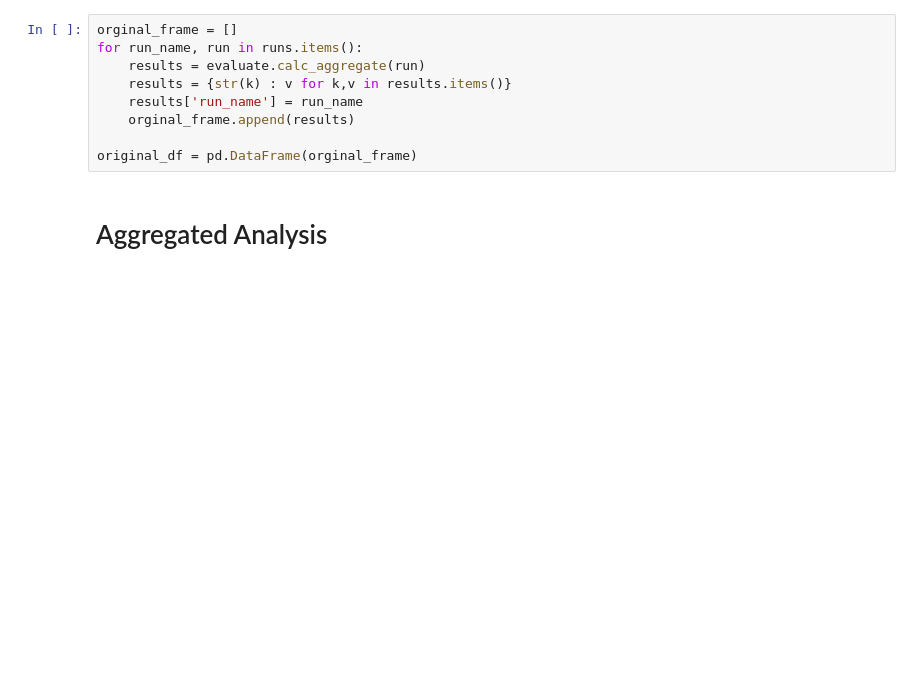
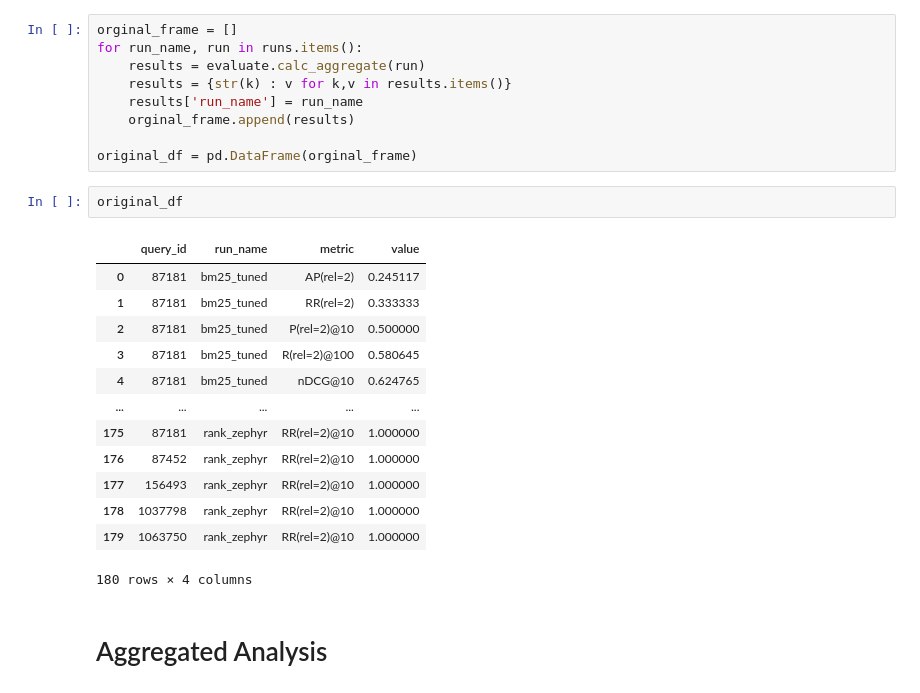
Before and after one commit to Parry-Parry/sigir25-annotation, a Jupyter notebook: analysis/annotator.ipynb, the cells around one changed output. Drawn from its saved outputs; the diff is of its cells as text; blank space fills up the shorter version.

```diff
--- a/analysis/annotator.ipynb
+++ b/analysis/annotator.ipynb
@@ -459,6 +459,22 @@ for run_name, run in runs.items():
     orginal_frame.append(results)
 
 original_df = pd.DataFrame(orginal_frame)
+# %%
+original_df
+# %% [output]
+|  | query_id | run_name | metric | value |
+| 0 | 87181 | bm25_tuned | AP(rel=2) | 0.245117 |
+| 1 | 87181 | bm25_tuned | RR(rel=2) | 0.333333 |
+| 2 | 87181 | bm25_tuned | P(rel=2)@10 | 0.500000 |
+| 3 | 87181 | bm25_tuned | R(rel=2)@100 | 0.580645 |
+| 4 | 87181 | bm25_tuned | nDCG@10 | 0.624765 |
+| ... | ... | ... | ... | ... |
+| 175 | 87181 | rank_zephyr | RR(rel=2)@10 | 1.000000 |
+| 176 | 87452 | rank_zephyr | RR(rel=2)@10 | 1.000000 |
+| 177 | 156493 | rank_zephyr | RR(rel=2)@10 | 1.000000 |
+| 178 | 1037798 | rank_zephyr | RR(rel=2)@10 | 1.000000 |
+| 179 | 1063750 | rank_zephyr | RR(rel=2)@10 | 1.000000 |
+180 rows × 4 columns
 # %% [markdown]
 # Aggregated Analysis
 # %% [markdown]
```
Also changed, not shown: parts of 2 cells of this notebook.
